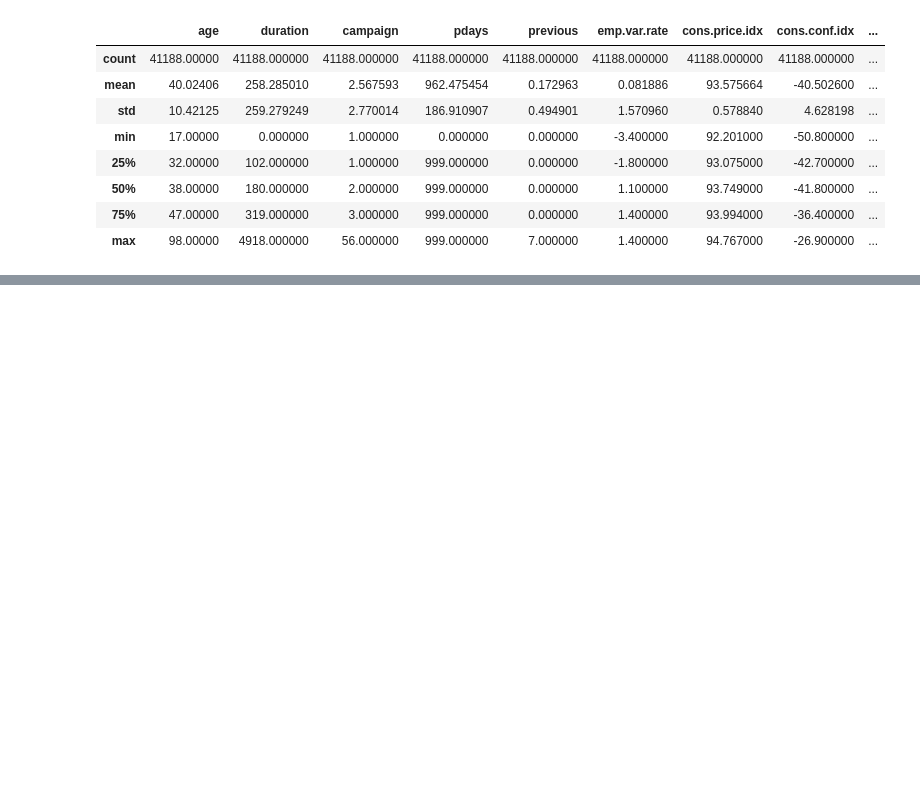
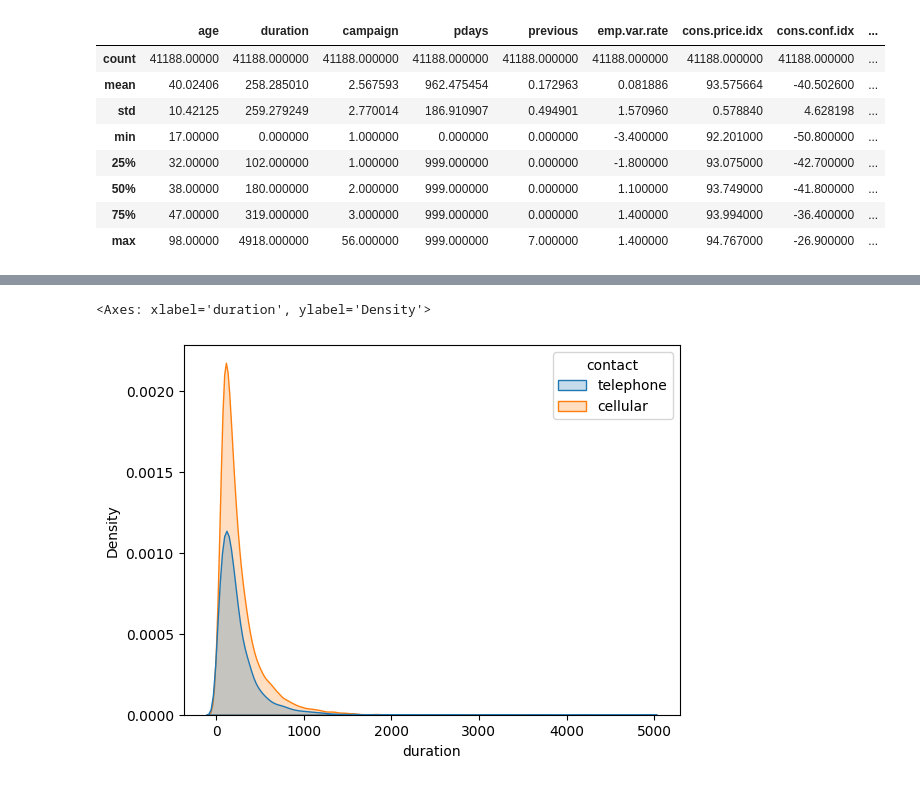
Before and after one commit to NnannaOmoke/km-clustering, a Jupyter notebook: intro.ipynb, the cells around one changed output, grey strips where cells are left out. Cells and saved outputs as stored; diff of their text form; code cells hidden in the pictures; blank space fills up the shorter version.

```diff
--- a/intro.ipynb
+++ b/intro.ipynb
@@ -23,0 +49,5 @@ matrix_data.describe()
+# %%
+sns.kdeplot(x = matrix_data["duration"], hue = matrix_data["contact"], fill = True)
+# %% [output]
+<Axes: xlabel='duration', ylabel='Density'>
+[figure, added]
```
Also changed, not shown: parts of 12 cells of this notebook.
